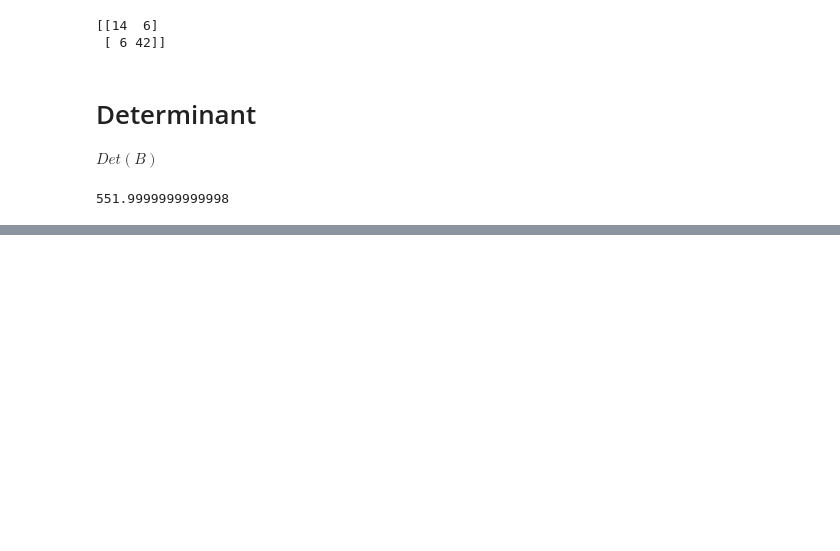
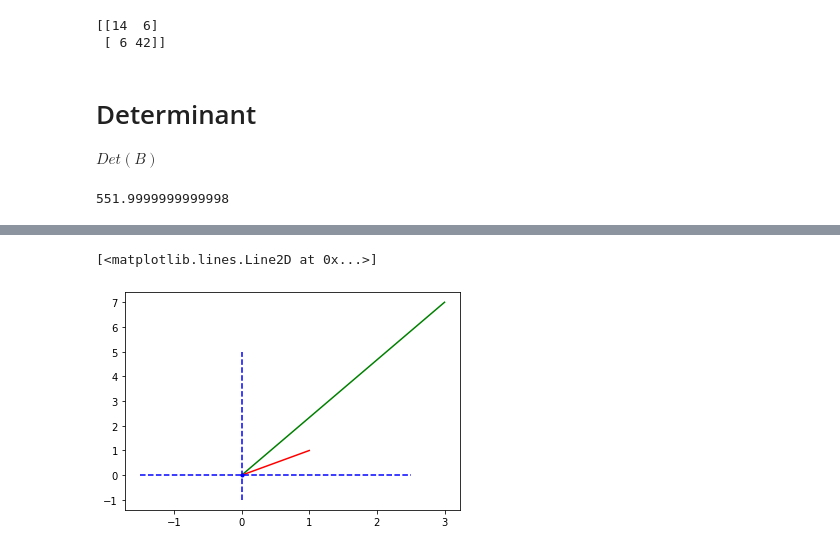
Before and after one commit to nichakornchaisuwan/multivariaet, a Jupyter notebook: MVA001.ipynb, the cells around one changed output, grey strips where cells are left out. Saved outputs shown, nothing was run; the diff lists cells and outputs as text; code cells hidden in the pictures; blank space fills up the shorter version.

```diff
--- a/MVA001.ipynb
+++ b/MVA001.ipynb
@@ -92,0 +119,9 @@ np.linalg.det(B)
+# %%
+plt.plot([0,Bv[0,0]],[0,Bv[1,0]],'-g') # vectors [1,1] มีความยาว 1 หน่วย
+plt.plot([0,1],[0,1],'-r')
+plt.plot(0,0,'.b')           #
+plt.plot([0,0],[-1,5],'--b')  #มีสองจุด
+plt.plot([-1.5,2.5],[0,0],'--b')
+# %% [output]
+[<matplotlib.lines.Line2D at 0x...>]
+[figure, added]
```
Also changed, not shown: parts of 19 cells of this notebook.
